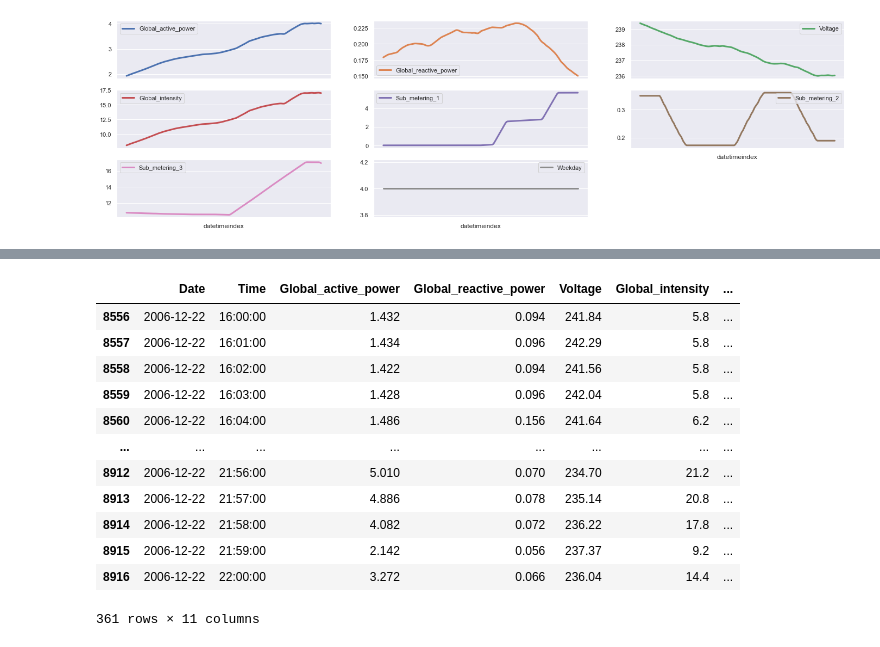
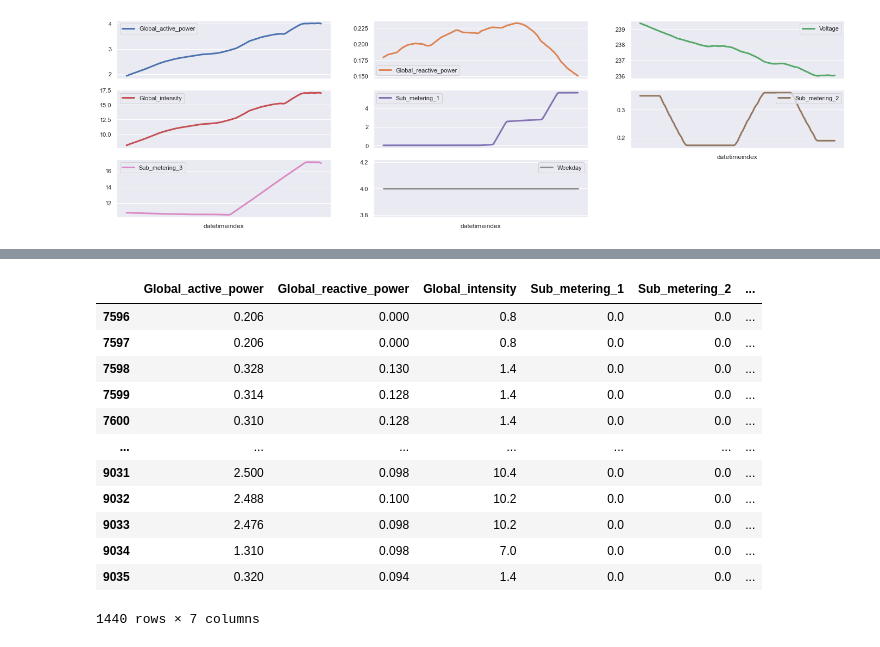
Before and after one commit to tech-david/DSC570, a Jupyter notebook: Topic5/Topic5.ipynb, the cells around one changed output, grey strips where cells are left out. Drawn from its saved outputs; the diff is of its cells as text; code cells hidden in the pictures.

```diff
--- a/Topic5/Topic5.ipynb
+++ b/Topic5/Topic5.ipynb
@@ -238,18 +270,21 @@ df_friday_dec_22_16to22 = friday_dec_22.loc[(friday_dec_22['Seconds'] >= 57600)
+# %%
+friday_dec_22.drop(columns=['Date','Time','Voltage','Weekday'],
+                  inplace=True)
+# %%
+friday_dec_22
+# %% [output]
+|  | Global_active_power | Global_reactive_power | Global_intensity | Sub_metering_1 | Sub_metering_2 | ... |
+| 7596 | 0.206 | 0.000 | 0.8 | 0.0 | 0.0 | ... |
+| 7597 | 0.206 | 0.000 | 0.8 | 0.0 | 0.0 | ... |
+| 7598 | 0.328 | 0.130 | 1.4 | 0.0 | 0.0 | ... |
+| 7599 | 0.314 | 0.128 | 1.4 | 0.0 | 0.0 | ... |
+| 7600 | 0.310 | 0.128 | 1.4 | 0.0 | 0.0 | ... |
+| ... | ... | ... | ... | ... | ... | ... |
+| 9031 | 2.500 | 0.098 | 10.4 | 0.0 | 0.0 | ... |
+| 9032 | 2.488 | 0.100 | 10.2 | 0.0 | 0.0 | ... |
+| 9033 | 2.476 | 0.098 | 10.2 | 0.0 | 0.0 | ... |
+| 9034 | 1.310 | 0.098 | 7.0 | 0.0 | 0.0 | ... |
+| 9035 | 0.320 | 0.094 | 1.4 | 0.0 | 0.0 | ... |
+1440 rows × 7 columns
 # %%
 df_friday_dec_22 = friday_dec_22
-# %%
-df_friday_dec_22_16to22
-# %% [output]
-|  | Date | Time | Global_active_power | Global_reactive_power | Voltage | Global_intensity | ... |
-| 8556 | 2006-12-22 | 16:00:00 | 1.432 | 0.094 | 241.84 | 5.8 | ... |
-| 8557 | 2006-12-22 | 16:01:00 | 1.434 | 0.096 | 242.29 | 5.8 | ... |
-| 8558 | 2006-12-22 | 16:02:00 | 1.422 | 0.094 | 241.56 | 5.8 | ... |
-| 8559 | 2006-12-22 | 16:03:00 | 1.428 | 0.096 | 242.04 | 5.8 | ... |
-| 8560 | 2006-12-22 | 16:04:00 | 1.486 | 0.156 | 241.64 | 6.2 | ... |
-| ... | ... | ... | ... | ... | ... | ... | ... |
-| 8912 | 2006-12-22 | 21:56:00 | 5.010 | 0.070 | 234.70 | 21.2 | ... |
-| 8913 | 2006-12-22 | 21:57:00 | 4.886 | 0.078 | 235.14 | 20.8 | ... |
-| 8914 | 2006-12-22 | 21:58:00 | 4.082 | 0.072 | 236.22 | 17.8 | ... |
-| 8915 | 2006-12-22 | 21:59:00 | 2.142 | 0.056 | 237.37 | 9.2 | ... |
-| 8916 | 2006-12-22 | 22:00:00 | 3.272 | 0.066 | 236.04 | 14.4 | ... |
-361 rows × 11 columns
```
Also changed, not shown: parts of 22 cells of this notebook.
